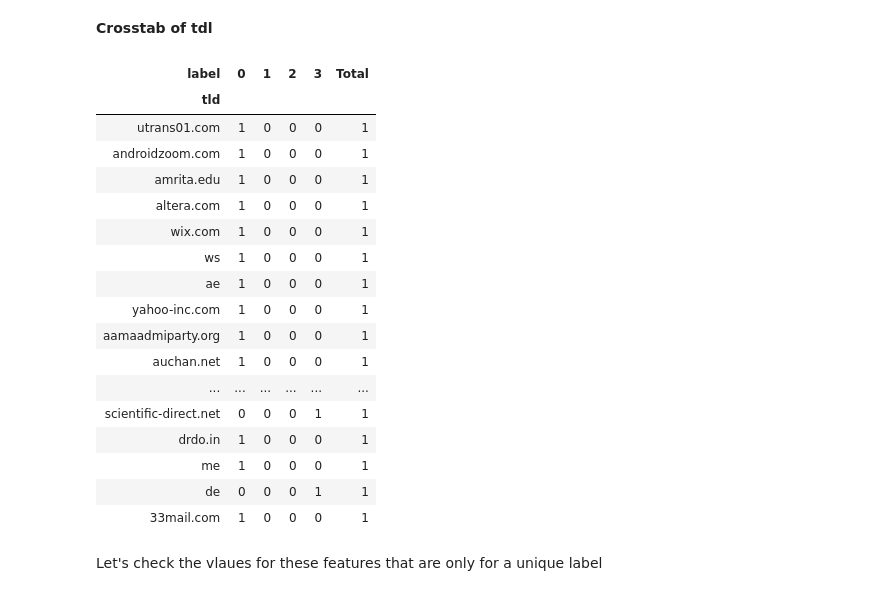
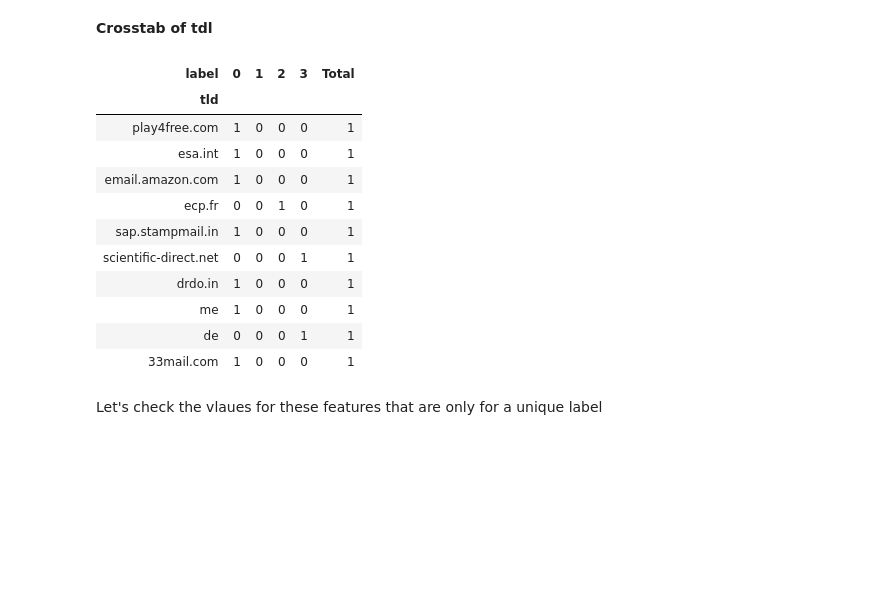
Before and after one commit to AntOhl/KaggleCompetition_MailClassificationChallenge, a Jupyter notebook: kaggle_ao_2.ipynb, the cells around one changed output. Cells and saved outputs as stored; diff of their text form; code cells hidden in the pictures; blank space fills up the shorter version.

```diff
--- a/kaggle_ao_2.ipynb
+++ b/kaggle_ao_2.ipynb
@@ -95,7 +96,7 @@ train_df["tld"] = train_df["tld"].fillna('tld_missing')
 train_df["mail_type"] = train_df["mail_type"].fillna('mail_type_missing')
 test_x["org"] = test_x["org"].fillna('org_missing')
 test_x["tld"] = test_x["tld"].fillna('tld_missing')
-test_x["mail_type"] = test_x["mail_type"].fillna('mail_type_missing')
+test_x["mail_type"] = test_x["mail_type"].fillna('mail_type/missing')
 # %%
 def fe_mandatory(train_df, test_x):
     train_df["org"] = train_df["org"].fillna('org_missing')
@@ -442,21 +437,15 @@ crosstab_org.sort_values(['Total'], ascending=False).tail(40)
 __Crosstab of tdl__
 # %%
 crosstab_tld = pd.crosstab(train_df['tld'], train_df['label'], margins=True, margins_name="Total")
-crosstab_tld.sort_values(['Total'], ascending=False).tail(40)
+crosstab_tld.sort_values(['Total'], ascending=False).tail(10)
 # %% [output]
 | label | 0 | 1 | 2 | 3 | Total |
 | tld |  |  |  |  |  |
-| utrans01.com | 1 | 0 | 0 | 0 | 1 |
-| androidzoom.com | 1 | 0 | 0 | 0 | 1 |
-| amrita.edu | 1 | 0 | 0 | 0 | 1 |
-| altera.com | 1 | 0 | 0 | 0 | 1 |
-| wix.com | 1 | 0 | 0 | 0 | 1 |
-| ws | 1 | 0 | 0 | 0 | 1 |
-| ae | 1 | 0 | 0 | 0 | 1 |
-| yahoo-inc.com | 1 | 0 | 0 | 0 | 1 |
-| aamaadmiparty.org | 1 | 0 | 0 | 0 | 1 |
-| auchan.net | 1 | 0 | 0 | 0 | 1 |
-| ... | ... | ... | ... | ... | ... |
+| play4free.com | 1 | 0 | 0 | 0 | 1 |
+| esa.int | 1 | 0 | 0 | 0 | 1 |
+| email.amazon.com | 1 | 0 | 0 | 0 | 1 |
+| ecp.fr | 0 | 0 | 1 | 0 | 1 |
+| sap.stampmail.in | 1 | 0 | 0 | 0 | 1 |
 | scientific-direct.net | 0 | 0 | 0 | 1 | 1 |
 | drdo.in | 1 | 0 | 0 | 0 | 1 |
 | me | 1 | 0 | 0 | 0 | 1 |
```
Also changed, not shown: parts of 23 cells of this notebook.
